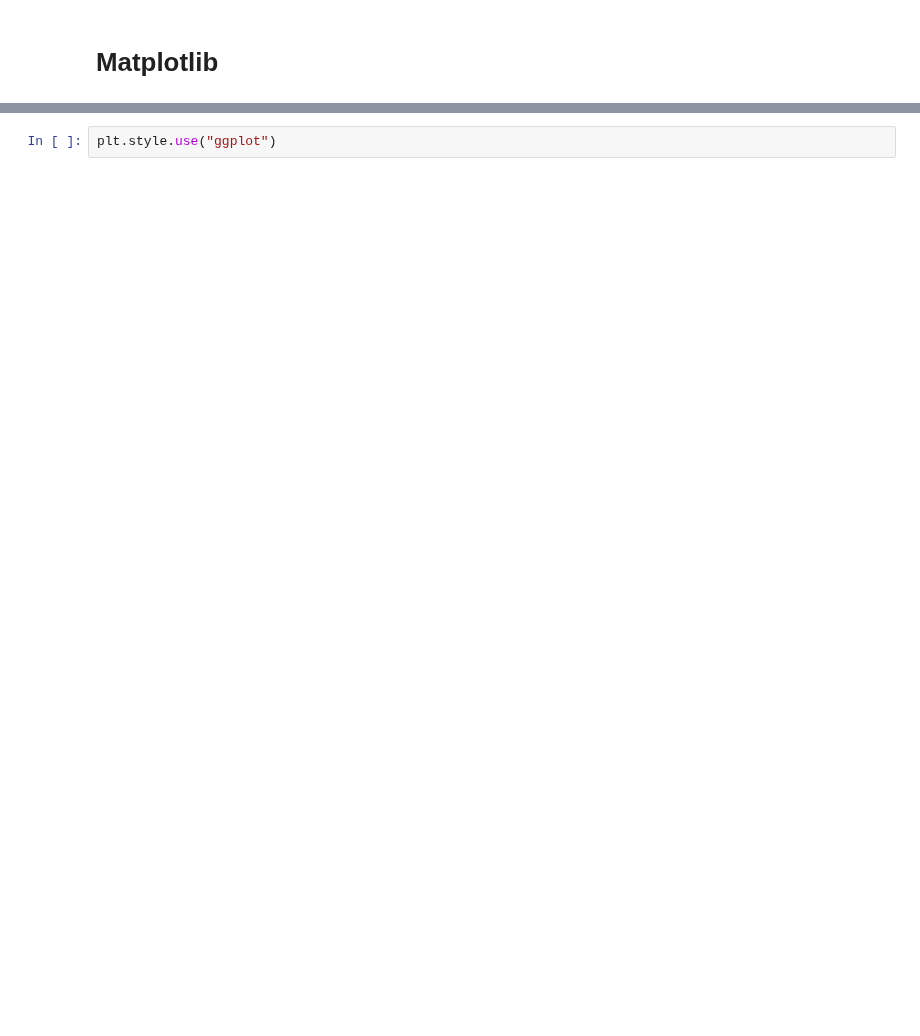
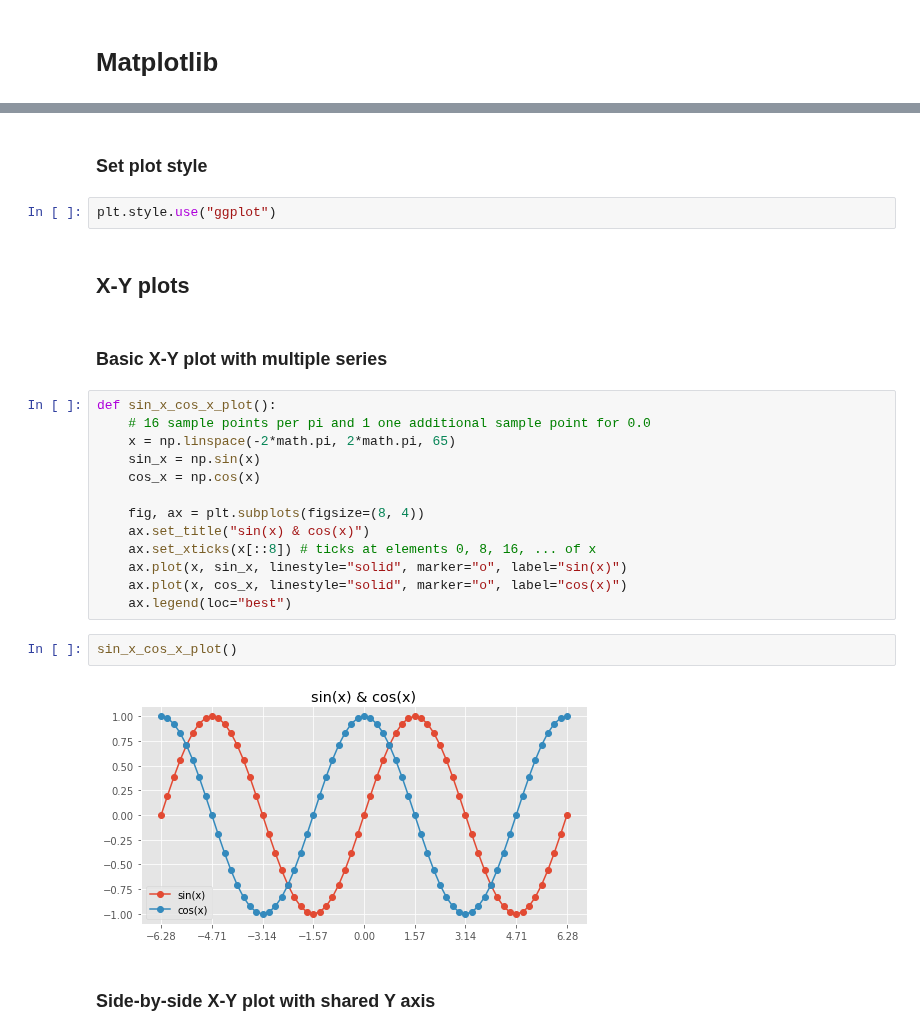
Before and after one commit to jaroslawr/jupyter-notebooks, a Jupyter notebook: lib_matplotlib/lib_matplotlib.ipynb, the cells around one changed output, grey strips where cells are left out. Drawn from its saved outputs; the diff is of its cells as text; blank space fills up the shorter version.

```diff
--- a/lib_matplotlib/lib_matplotlib.ipynb
+++ b/lib_matplotlib/lib_matplotlib.ipynb
@@ -20,2 +21,27 @@ import matplotlib.pyplot as plt
+# %% [markdown]
+### Set plot style
 # %%
 plt.style.use("ggplot")
+# %% [markdown]
+## X-Y plots
+# %% [markdown]
+### Basic X-Y plot with multiple series
+# %%
+def sin_x_cos_x_plot():
+    # 16 sample points per pi and 1 one additional sample point for 0.0
+    x = np.linspace(-2*math.pi, 2*math.pi, 65)
+    sin_x = np.sin(x)
+    cos_x = np.cos(x)
+
+    fig, ax = plt.subplots(figsize=(8, 4))
+    ax.set_title("sin(x) & cos(x)")
+    ax.set_xticks(x[::8]) # ticks at elements 0, 8, 16, ... of x
+    ax.plot(x, sin_x, linestyle="solid", marker="o", label="sin(x)")
+    ax.plot(x, cos_x, linestyle="solid", marker="o", label="cos(x)")
+    ax.legend(loc="best")
+# %%
+sin_x_cos_x_plot()
+# %% [output]
+[figure, added]
+# %% [markdown]
+### Side-by-side X-Y plot with shared Y axis
```
Also changed, not shown: parts of 27 cells of this notebook, 2 other files.
